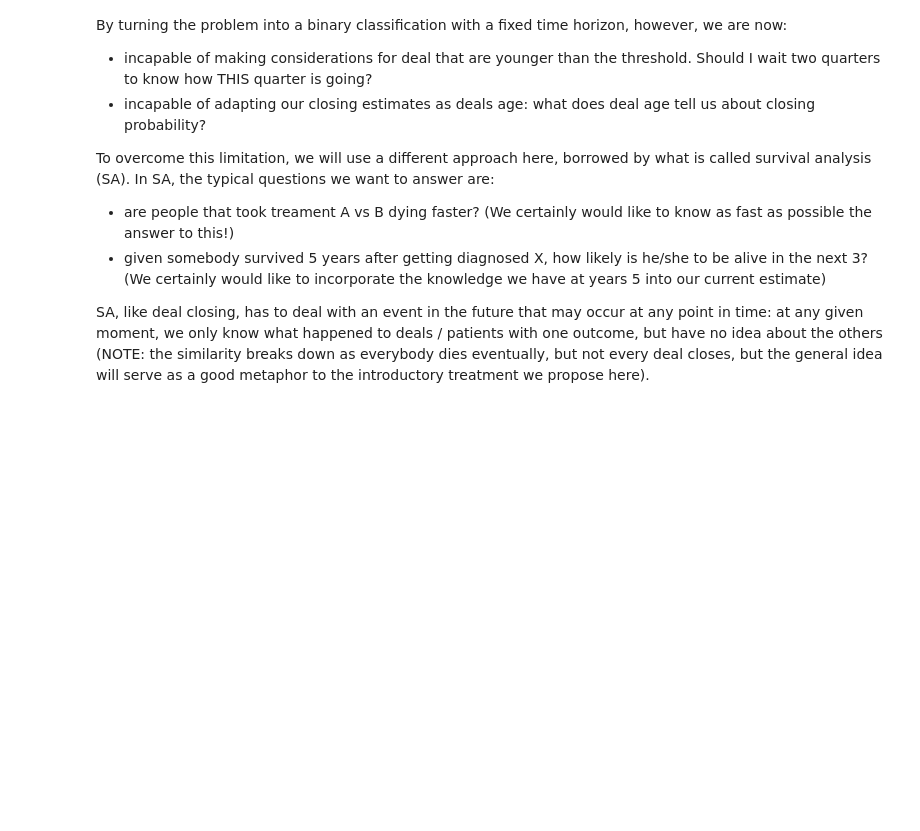
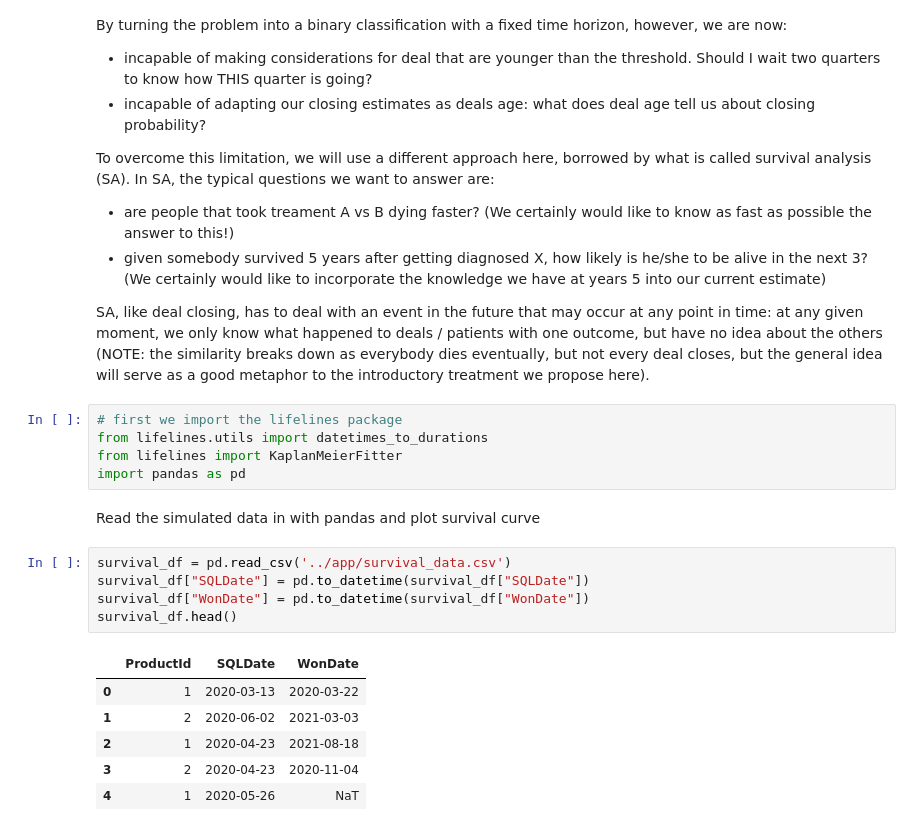
Before and after one commit to audreypatenaude/b2b-survival-analysis, a Jupyter notebook: src/notebooks/playground.ipynb, the cells around one changed output. Drawn from its saved outputs; the diff is of its cells as text; blank space fills up the shorter version.

```diff
--- a/src/notebooks/playground.ipynb
+++ b/src/notebooks/playground.ipynb
@@ -183,3 +183,22 @@ To overcome this limitation, we will use a different approach here, borrowed by
 * given somebody survived 5 years after getting diagnosed X, how likely is he/she to be alive in the next 3? (We certainly would like to incorporate the knowledge we have at years 5 into our current estimate)
 
 SA, like deal closing, has to deal with an event in the future that may occur at any point in time: at any given moment, we only know what happened to deals / patients with one outcome, but have no idea about the others (NOTE: the similarity breaks down as everybody dies eventually, but not every deal closes, but the general idea will serve as a good metaphor to the introductory treatment we propose here).
+# %%
+# first we import the lifelines package
+from lifelines.utils import datetimes_to_durations
+from lifelines import KaplanMeierFitter
+import pandas as pd
+# %% [markdown]
+Read the simulated data in with pandas and plot survival curve
+# %%
+survival_df = pd.read_csv('../app/survival_data.csv')
+survival_df["SQLDate"] = pd.to_datetime(survival_df["SQLDate"])
+survival_df["WonDate"] = pd.to_datetime(survival_df["WonDate"])
+survival_df.head()
+# %% [output]
+|  | ProductId | SQLDate | WonDate |
+| 0 | 1 | 2020-03-13 | 2020-03-22 |
+| 1 | 2 | 2020-06-02 | 2021-03-03 |
+| 2 | 1 | 2020-04-23 | 2021-08-18 |
+| 3 | 2 | 2020-04-23 | 2020-11-04 |
+| 4 | 1 | 2020-05-26 | NaT |
```
Also changed, not shown: parts of 10 cells of this notebook, 2 other files.
